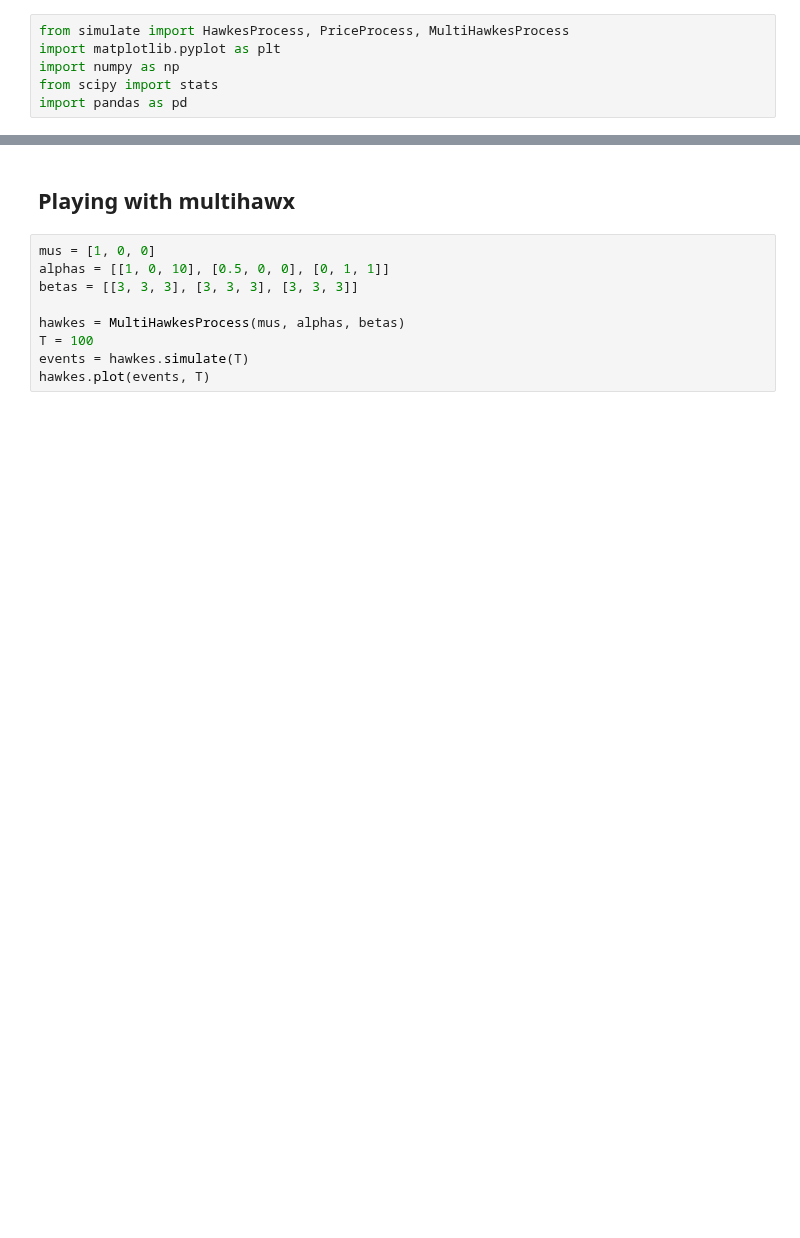
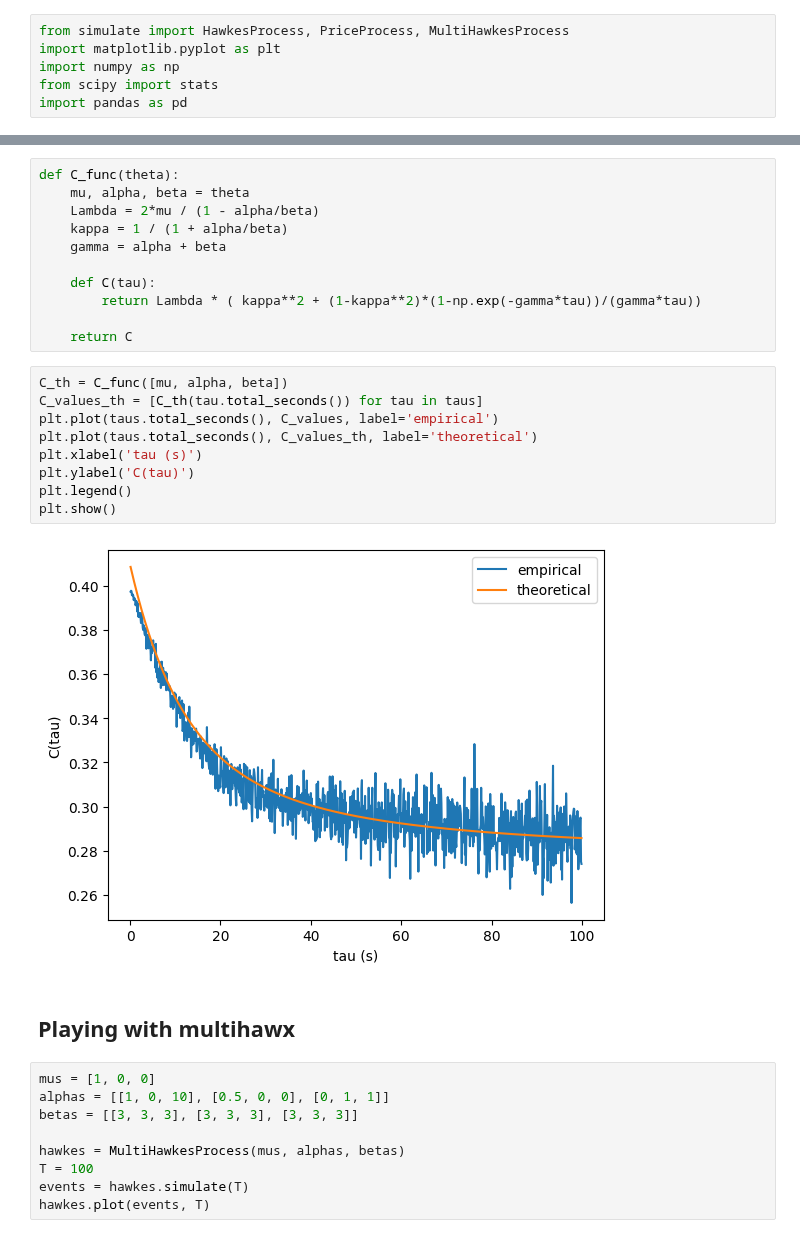
Before and after one commit to gaetanX21/hf-volatility, a Jupyter notebook: src/utils/simulate_gaetan.ipynb, the cells around one changed output, grey strips where cells are left out. Cells and saved outputs as stored; diff of their text form; blank space fills up the shorter version.

```diff
--- a/src/utils/simulate_gaetan.ipynb
+++ b/src/utils/simulate_gaetan.ipynb
@@ -45,3 +47,25 @@ plt.show()
+# %%
+def C_func(theta):
+    mu, alpha, beta = theta
+    Lambda = 2*mu / (1 - alpha/beta)
+    kappa = 1 / (1 + alpha/beta)
+    gamma = alpha + beta
+
+    def C(tau):
+        return Lambda * ( kappa**2 + (1-kappa**2)*(1-np.exp(-gamma*tau))/(gamma*tau))
+
+    return C
+# %%
+C_th = C_func([mu, alpha, beta])
+C_values_th = [C_th(tau.total_seconds()) for tau in taus]
+plt.plot(taus.total_seconds(), C_values, label='empirical')
+plt.plot(taus.total_seconds(), C_values_th, label='theoretical')
+plt.xlabel('tau (s)')
+plt.ylabel('C(tau)')
+plt.legend()
+plt.show()
+# %% [output]
+[figure, added]
 # %% [markdown]
 ## Playing with multihawx
 # %%
```
Also changed, not shown: parts of 8 cells of this notebook, 3 other files.
